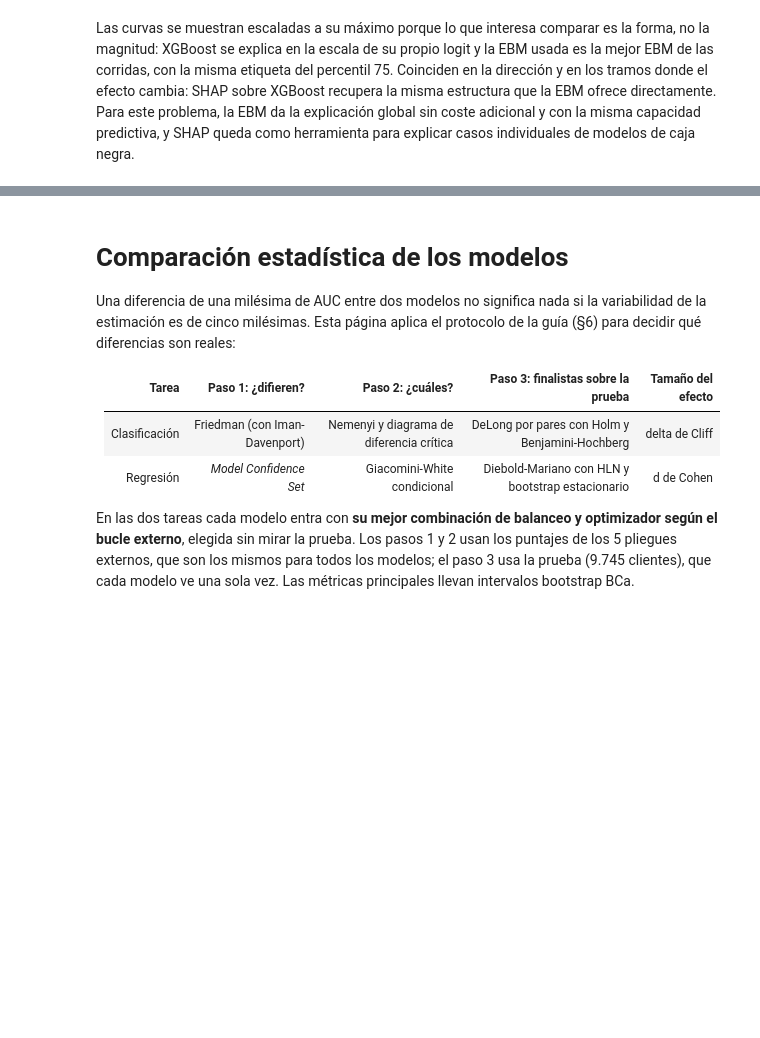
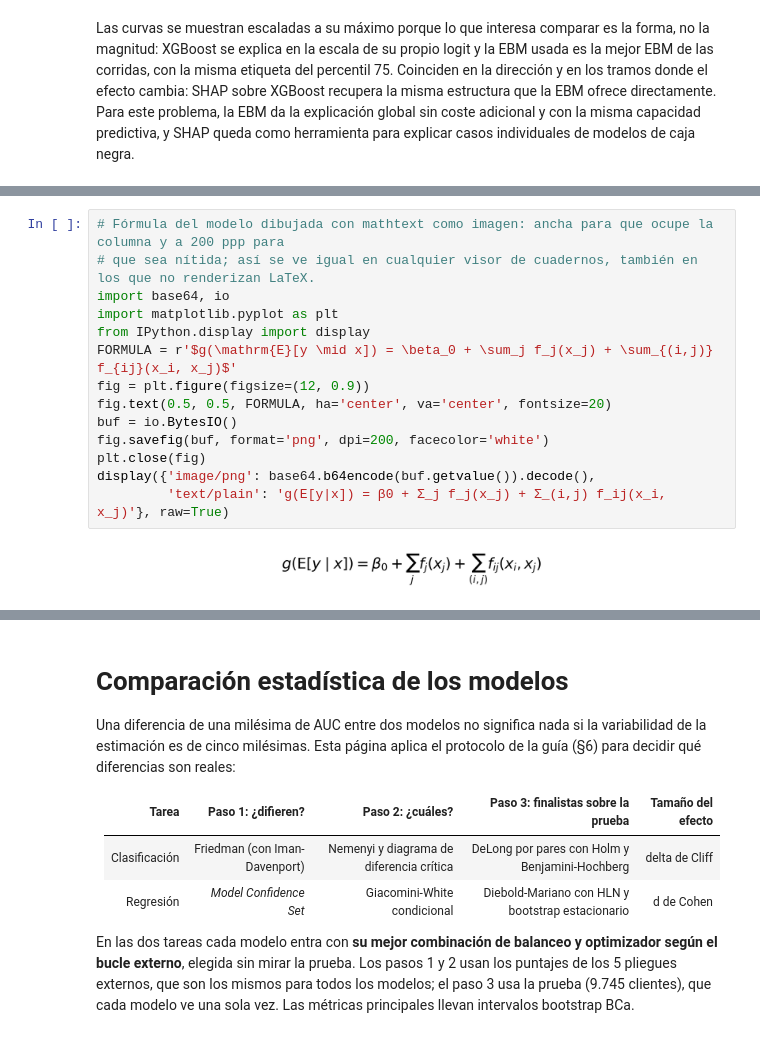
Before and after one commit to RubenEsg/Prediccion-de-fuga-de-clientes-en-fintech, a Jupyter notebook: Entrega3/Entregable3.ipynb, the cells around one changed output, grey strips where cells are left out. Saved outputs shown, nothing was run; the diff lists cells and outputs as text; blank space fills up the shorter version.

Commit message:
Fórmula de la EBM a ancho de columna con texto alternativo; subíndices en HTML para que se vean con cualquier fuente

```diff
--- a/Entrega3/Entregable3.ipynb
+++ b/Entrega3/Entregable3.ipynb
@@ -3899,0 +3376,16 @@ display(Markdown(f"""
+# %%
+# Fórmula del modelo dibujada con mathtext como imagen: ancha para que ocupe la columna y a 200 ppp para
+# que sea nítida; así se ve igual en cualquier visor de cuadernos, también en los que no renderizan LaTeX.
+import base64, io
+import matplotlib.pyplot as plt
+from IPython.display import display
+FORMULA = r'$g(\mathrm{E}[y \mid x]) = \beta_0 + \sum_j f_j(x_j) + \sum_{(i,j)} f_{ij}(x_i, x_j)$'
+fig = plt.figure(figsize=(12, 0.9))
+fig.text(0.5, 0.5, FORMULA, ha='center', va='center', fontsize=20)
+buf = io.BytesIO()
+fig.savefig(buf, format='png', dpi=200, facecolor='white')
+plt.close(fig)
+display({'image/png': base64.b64encode(buf.getvalue()).decode(),
+         'text/plain': 'g(E[y|x]) = β0 + Σ_j f_j(x_j) + Σ_(i,j) f_ij(x_i, x_j)'}, raw=True)
+# %% [output]
+[figure, added]
```
Also changed, not shown: parts of 127 cells of this notebook, 15 other files.
